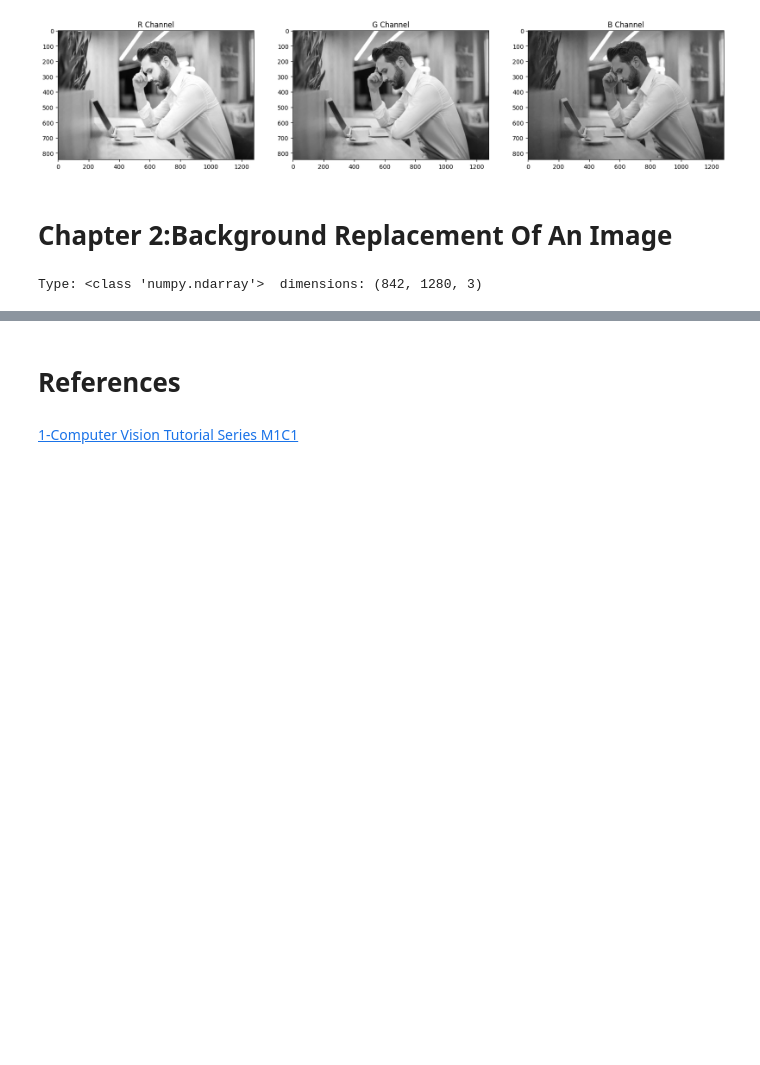
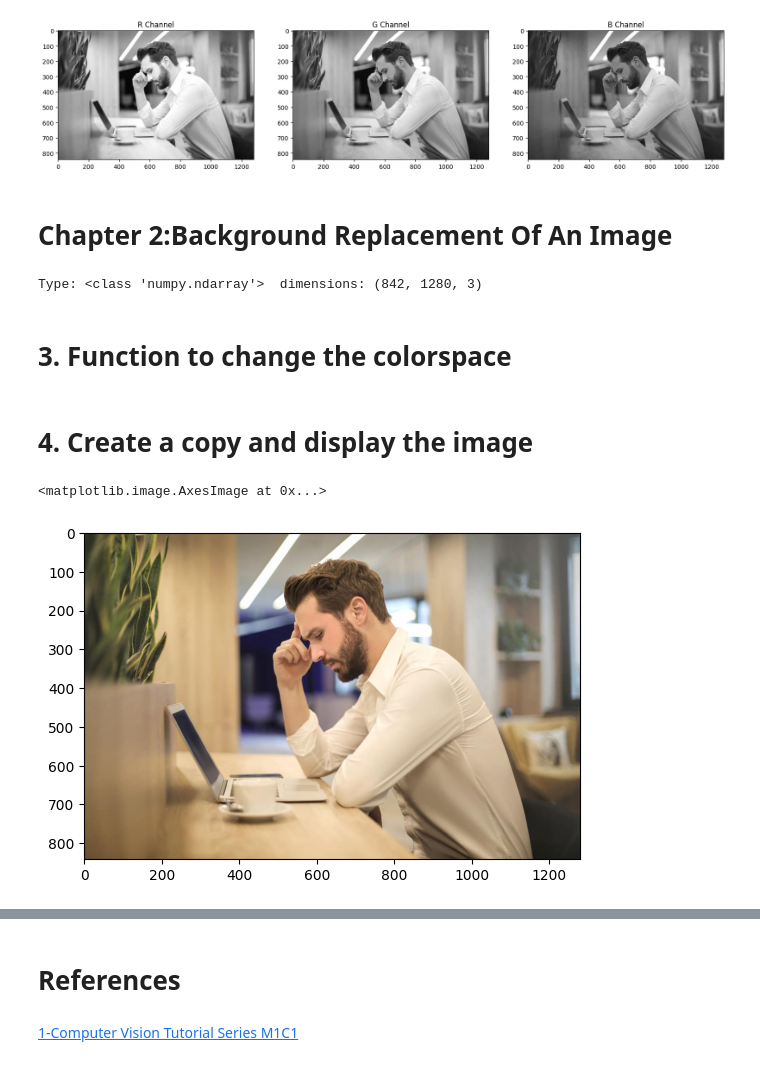
Before and after one commit to dr-mushtaq/Computer-Vision, a Jupyter notebook: Introduction_to_Computer_Vision.ipynb, the cells around one changed output, grey strips where cells are left out. Cells and saved outputs as stored; diff of their text form; code cells hidden in the pictures; blank space fills up the shorter version.

```diff
--- a/Introduction_to_Computer_Vision.ipynb
+++ b/Introduction_to_Computer_Vision.ipynb
@@ -99,3 +99,20 @@ print('Type:', type(image),
       ' dimensions:', image.shape)
 # %% [output]
 Type: <class 'numpy.ndarray'>  dimensions: (842, 1280, 3)
+# %% [markdown]
+# **3. Function to change the colorspace**
+# %%
+# Function to convert colorspace from BGR to RGB
+def BGR2RGB(BGR_image):
+    return cv2.cvtColor(BGR_image,cv2.COLOR_BGR2RGB)
+
+image = BGR2RGB(image)
+background = BGR2RGB(background)
+# %% [markdown]
+# **4. Create a copy and display the image**
+# %%
+image_copy = np.copy(image)
+plt.imshow(image_copy)
+# %% [output]
+<matplotlib.image.AxesImage at 0x...>
+[figure, added]
```
Also changed, not shown: parts of 3 cells of this notebook.
